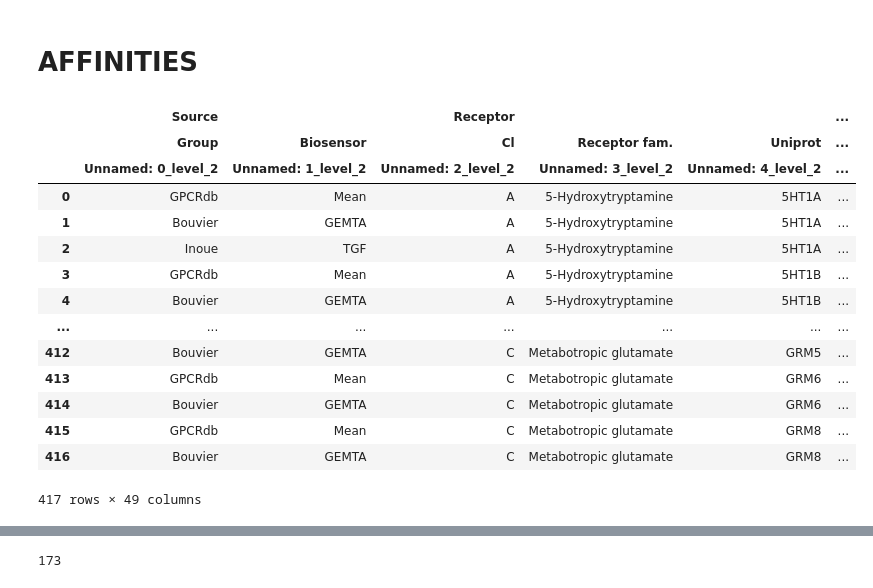
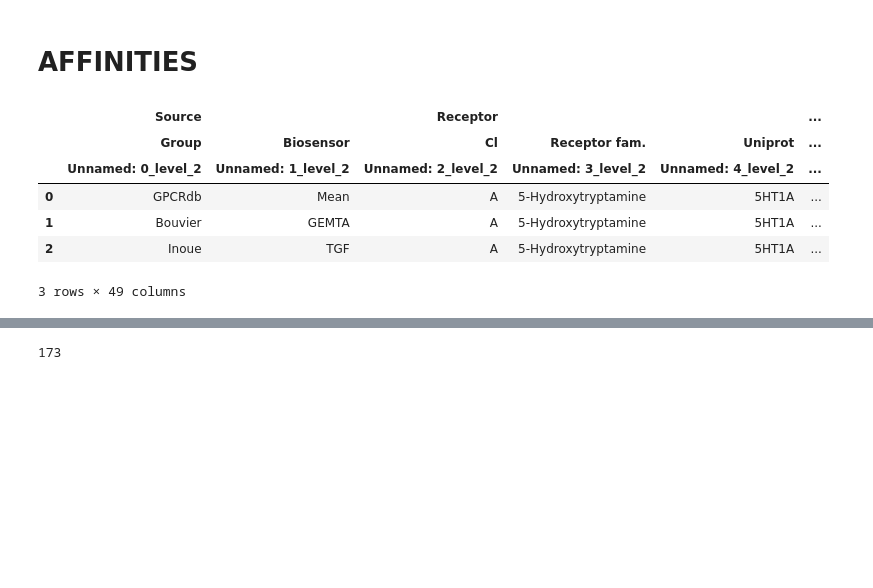
Before and after one commit to flurinh/mt, a Jupyter notebook: CifProcessor.ipynb, the cells around one changed output, grey strips where cells are left out. Saved outputs shown, nothing was run; the diff lists cells and outputs as text; code cells hidden in the pictures; blank space fills up the shorter version.

```diff
--- a/CifProcessor.ipynb
+++ b/CifProcessor.ipynb
@@ -712,23 +1096,15 @@ import pandas as pd
 # %%
 df_sub = pd.read_excel(aff_sub, header=[0,1,2], index_col=None)
 # %%
-df_sub
+df_sub.head(3)
 # %% [output]
 |  | Source |  | Receptor |  |  | ... |
 |  | Group | Biosensor | Cl | Receptor fam. | Uniprot | ... |
 |  | Unnamed: 0_level_2 | Unnamed: 1_level_2 | Unnamed: 2_level_2 | Unnamed: 3_level_2 | Unnamed: 4_level_2 | ... |
 | 0 | GPCRdb | Mean | A | 5-Hydroxytryptamine | 5HT1A | ... |
 | 1 | Bouvier | GEMTA | A | 5-Hydroxytryptamine | 5HT1A | ... |
 | 2 | Inoue | TGF | A | 5-Hydroxytryptamine | 5HT1A | ... |
-| 3 | GPCRdb | Mean | A | 5-Hydroxytryptamine | 5HT1B | ... |
-| 4 | Bouvier | GEMTA | A | 5-Hydroxytryptamine | 5HT1B | ... |
-| ... | ... | ... | ... | ... | ... | ... |
-| 412 | Bouvier | GEMTA | C | Metabotropic glutamate | GRM5 | ... |
-| 413 | GPCRdb | Mean | C | Metabotropic glutamate | GRM6 | ... |
-| 414 | Bouvier | GEMTA | C | Metabotropic glutamate | GRM6 | ... |
-| 415 | GPCRdb | Mean | C | Metabotropic glutamate | GRM8 | ... |
-| 416 | Bouvier | GEMTA | C | Metabotropic glutamate | GRM8 | ... |
-417 rows × 49 columns
+3 rows × 49 columns
 # %%
 df_fam = pd.read_excel(aff_fam, header=[0, 1], index_col=None)
 # %%
```
Also changed, not shown: parts of 72 cells of this notebook, 2 other files.
